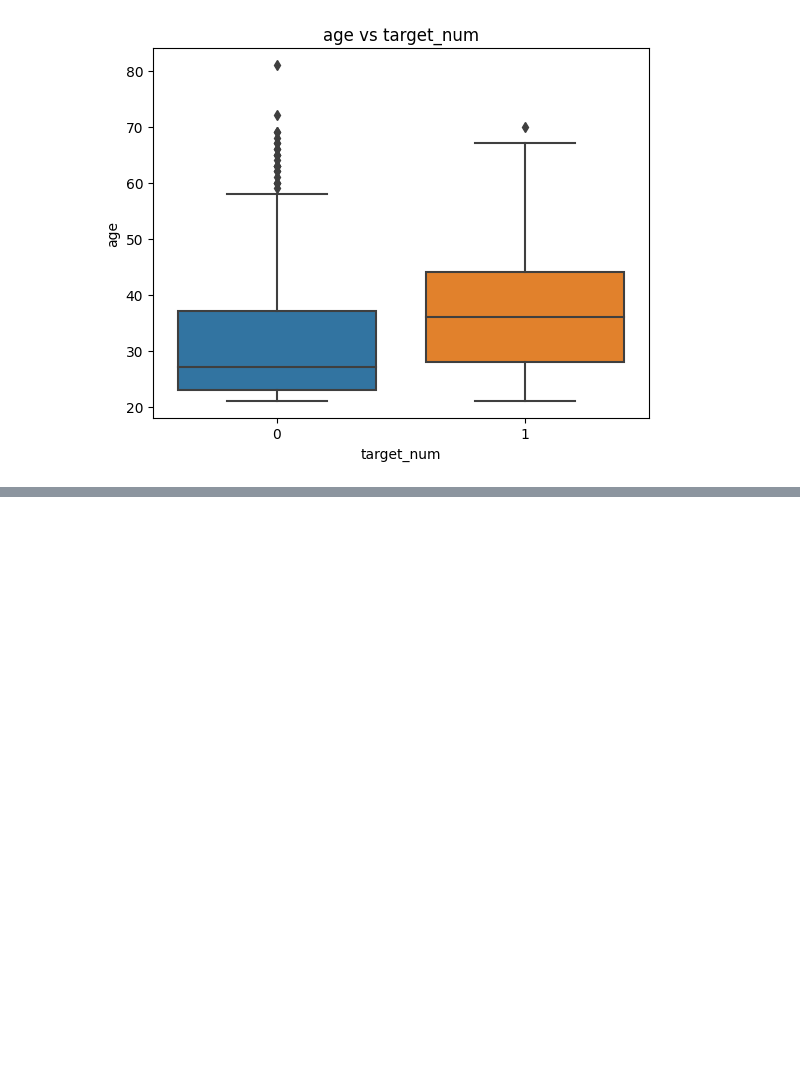
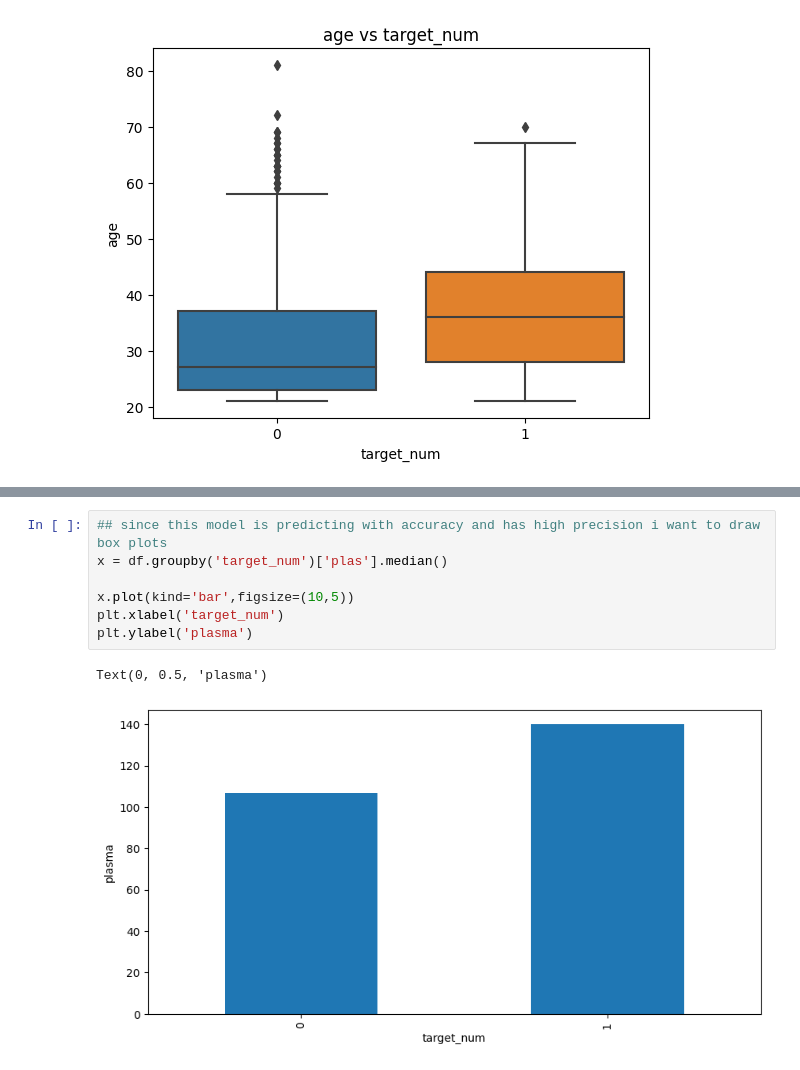
Before and after one commit to siddartha-10/Data_Mining, a Jupyter notebook: Project/project.ipynb, the cells around one changed output, grey strips where cells are left out. Drawn from its saved outputs; the diff is of its cells as text; blank space fills up the shorter version.

```diff
--- a/Project/project.ipynb
+++ b/Project/project.ipynb
@@ -434,0 +395,10 @@ plt.show()
+# %%
+## since this model is predicting with accuracy and has high precision i want to draw box plots
+x = df.groupby('target_num')['plas'].median()
+
+x.plot(kind='bar',figsize=(10,5))
+plt.xlabel('target_num')
+plt.ylabel('plasma')
+# %% [output]
+Text(0, 0.5, 'plasma')
+[figure, added]
```
Also changed, not shown: parts of 30 cells of this notebook.
